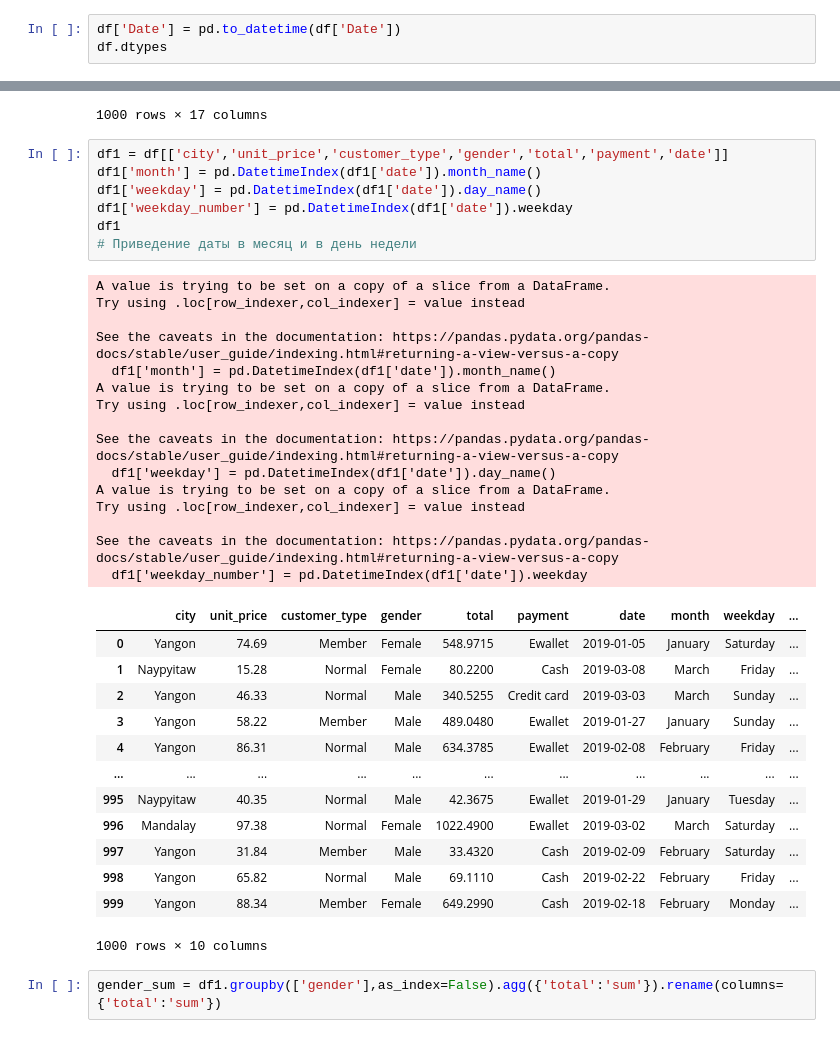
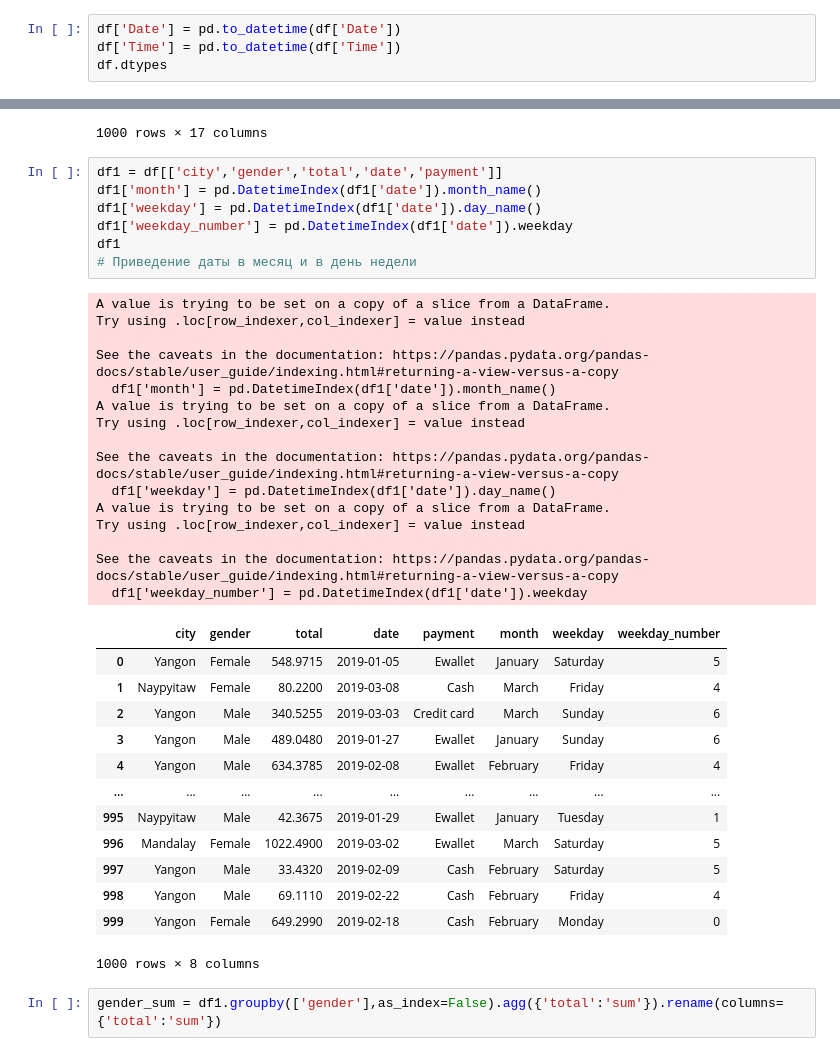
Before and after one commit to vnaumq/supermarket_sales, a Jupyter notebook: supermarket_sales.ipynb, the cells around one changed output, grey strips where cells are left out. Cells and saved outputs as stored; diff of their text form.

```diff
--- a/supermarket_sales.ipynb
+++ b/supermarket_sales.ipynb
@@ -64,6 +56,7 @@ Rating                     float64
 dtype: object
 # %%
 df['Date'] = pd.to_datetime(df['Date'])
+df['Time'] = pd.to_datetime(df['Time'])
 df.dtypes
 # %% [output]
 Invoice ID                         object
@@ -115,41 +108,41 @@ df
 | 999 | 849-09-3807 | A | Yangon | Member | Female | Fashion accessories | 88.34 | 7 | 30.9190 | ... |
 1000 rows × 17 columns
 # %%
-df1 = df[['city','unit_price','customer_type','gender','total','payment','date']]
+df1 = df[['city','gender','total','date','payment']]
 df1['month'] = pd.DatetimeIndex(df1['date']).month_name()
 df1['weekday'] = pd.DatetimeIndex(df1['date']).day_name()
 df1['weekday_number'] = pd.DatetimeIndex(df1['date']).weekday
 df1
 # Приведение даты в месяц и в день недели
 # %% [output]
 A value is trying to be set on a copy of a slice from a DataFrame.
 Try using .loc[row_indexer,col_indexer] = value instead
 
 See the caveats in the documentation: https://pandas.pydata.org/pandas-docs/stable/user_guide/indexing.html#returning-a-view-versus-a-copy
   df1['month'] = pd.DatetimeIndex(df1['date']).month_name()
 A value is trying to be set on a copy of a slice from a DataFrame.
 Try using .loc[row_indexer,col_indexer] = value instead
 
 See the caveats in the documentation: https://pandas.pydata.org/pandas-docs/stable/user_guide/indexing.html#returning-a-view-versus-a-copy
   df1['weekday'] = pd.DatetimeIndex(df1['date']).day_name()
 A value is trying to be set on a copy of a slice from a DataFrame.
 Try using .loc[row_indexer,col_indexer] = value instead
 
 See the caveats in the documentation: https://pandas.pydata.org/pandas-docs/stable/user_guide/indexing.html#returning-a-view-versus-a-copy
   df1['weekday_number'] = pd.DatetimeIndex(df1['date']).weekday
-|  | city | unit_price | customer_type | gender | total | payment | date | month | weekday | ... |
-| 0 | Yangon | 74.69 | Member | Female | 548.9715 | Ewallet | 2019-01-05 | January | Saturday | ... |
-| 1 | Naypyitaw | 15.28 | Normal | Female | 80.2200 | Cash | 2019-03-08 | March | Friday | ... |
-| 2 | Yangon | 46.33 | Normal | Male | 340.5255 | Credit card | 2019-03-03 | March | Sunday | ... |
-| 3 | Yangon | 58.22 | Member | Male | 489.0480 | Ewallet | 2019-01-27 | January | Sunday | ... |
-| 4 | Yangon | 86.31 | Normal | Male | 634.3785 | Ewallet | 2019-02-08 | February | Friday | ... |
-| ... | ... | ... | ... | ... | ... | ... | ... | ... | ... | ... |
-| 995 | Naypyitaw | 40.35 | Normal | Male | 42.3675 | Ewallet | 2019-01-29 | January | Tuesday | ... |
-| 996 | Mandalay | 97.38 | Normal | Female | 1022.4900 | Ewallet | 2019-03-02 | March | Saturday | ... |
-| 997 | Yangon | 31.84 | Member | Male | 33.4320 | Cash | 2019-02-09 | February | Saturday | ... |
-| 998 | Yangon | 65.82 | Normal | Male | 69.1110 | Cash | 2019-02-22 | February | Friday | ... |
-| 999 | Yangon | 88.34 | Member | Female | 649.2990 | Cash | 2019-02-18 | February | Monday | ... |
+|  | city | gender | total | date | payment | month | weekday | weekday_number |
+| 0 | Yangon | Female | 548.9715 | 2019-01-05 | Ewallet | January | Saturday | 5 |
+| 1 | Naypyitaw | Female | 80.2200 | 2019-03-08 | Cash | March | Friday | 4 |
+| 2 | Yangon | Male | 340.5255 | 2019-03-03 | Credit card | March | Sunday | 6 |
+| 3 | Yangon | Male | 489.0480 | 2019-01-27 | Ewallet | January | Sunday | 6 |
+| 4 | Yangon | Male | 634.3785 | 2019-02-08 | Ewallet | February | Friday | 4 |
+| ... | ... | ... | ... | ... | ... | ... | ... | ... |
+| 995 | Naypyitaw | Male | 42.3675 | 2019-01-29 | Ewallet | January | Tuesday | 1 |
+| 996 | Mandalay | Female | 1022.4900 | 2019-03-02 | Ewallet | March | Saturday | 5 |
+| 997 | Yangon | Male | 33.4320 | 2019-02-09 | Cash | February | Saturday | 5 |
+| 998 | Yangon | Male | 69.1110 | 2019-02-22 | Cash | February | Friday | 4 |
+| 999 | Yangon | Female | 649.2990 | 2019-02-18 | Cash | February | Monday | 0 |
-1000 rows × 10 columns
+1000 rows × 8 columns
 # %%
 gender_sum = df1.groupby(['gender'],as_index=False).agg({'total':'sum'}).rename(columns={'total':'sum'})
 # %%
```
Also changed, not shown: parts of 6 cells of this notebook.
